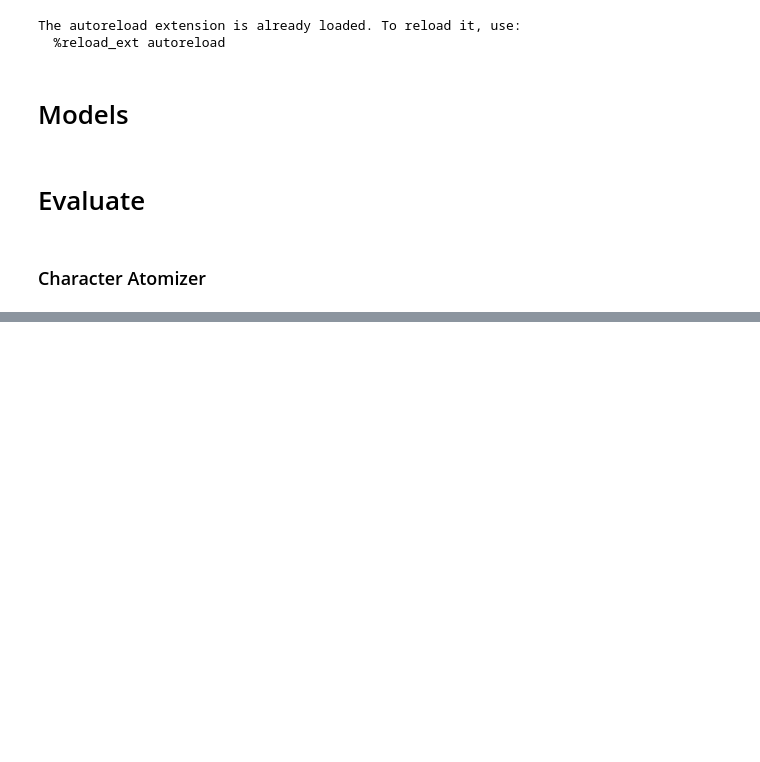
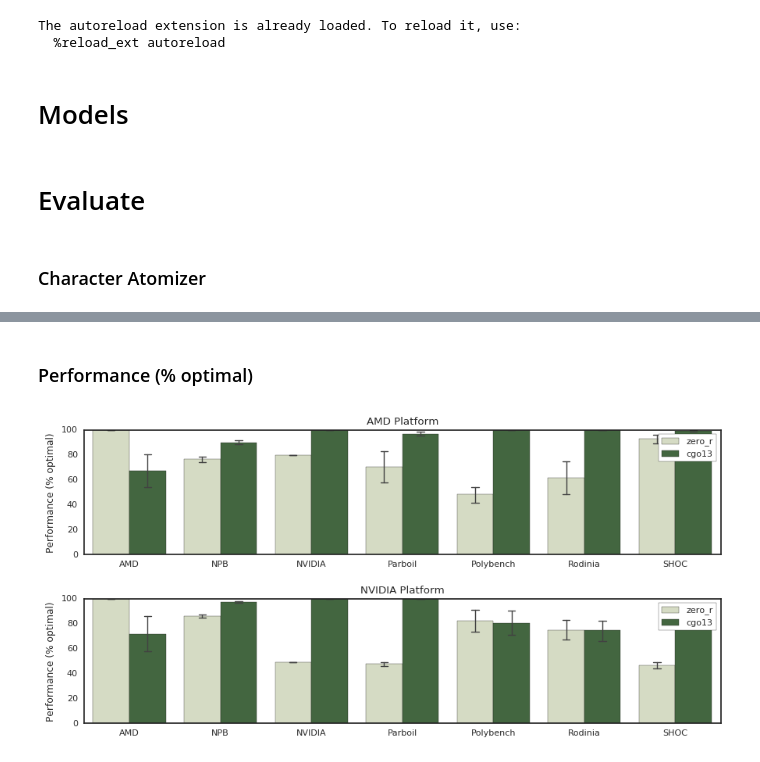
Before and after one commit to ChrisCummins/phd, a Jupyter notebook: lab/clgen/classification/Models.ipynb, the cells around one changed output, grey strips where cells are left out. Cells and saved outputs as stored; diff of their text form; code cells hidden in the pictures; blank space fills up the shorter version.

```diff
--- a/lab/clgen/classification/Models.ipynb
+++ b/lab/clgen/classification/Models.ipynb
@@ -339,0 +513,22 @@ data
+# %% [markdown]
+### Performance (% optimal)
+# %%
+for i, platform in enumerate(["amd", "nvidia"]):
+    plt.subplot(2, 1, i + 1)
+    ax = sns.barplot(x="source", y="p_speedup_perc", hue="model", order=order, palette=model_palette,
+                     data=data[(data["platform"] == platform) & ((data["model"] == "zero_r") | (data["model"] == "cgo13") | (data["model"] == "harry")) & (data["atomizer"] == "CharacterAtomizer")],
+                     ci=95, errwidth=1, capsize=.08)
+
+    plt.ylim((0, 100))
+    plt.title("{platform} Platform".format(platform=platform.upper()))
+    plt.ylabel("Performance (% optimal)")
+    plt.xlabel("")
+
+    # legent
+    plt.legend(loc='upper right')
+    ax.get_legend().set_title("")  # no legend title
+    ax.get_legend().draw_frame(True)
+
+viz.finalise(figsize=(9,4.5))
+# %% [output]
+[figure, added]
```
Also changed, not shown: parts of 13 cells of this notebook, 5 other files.
